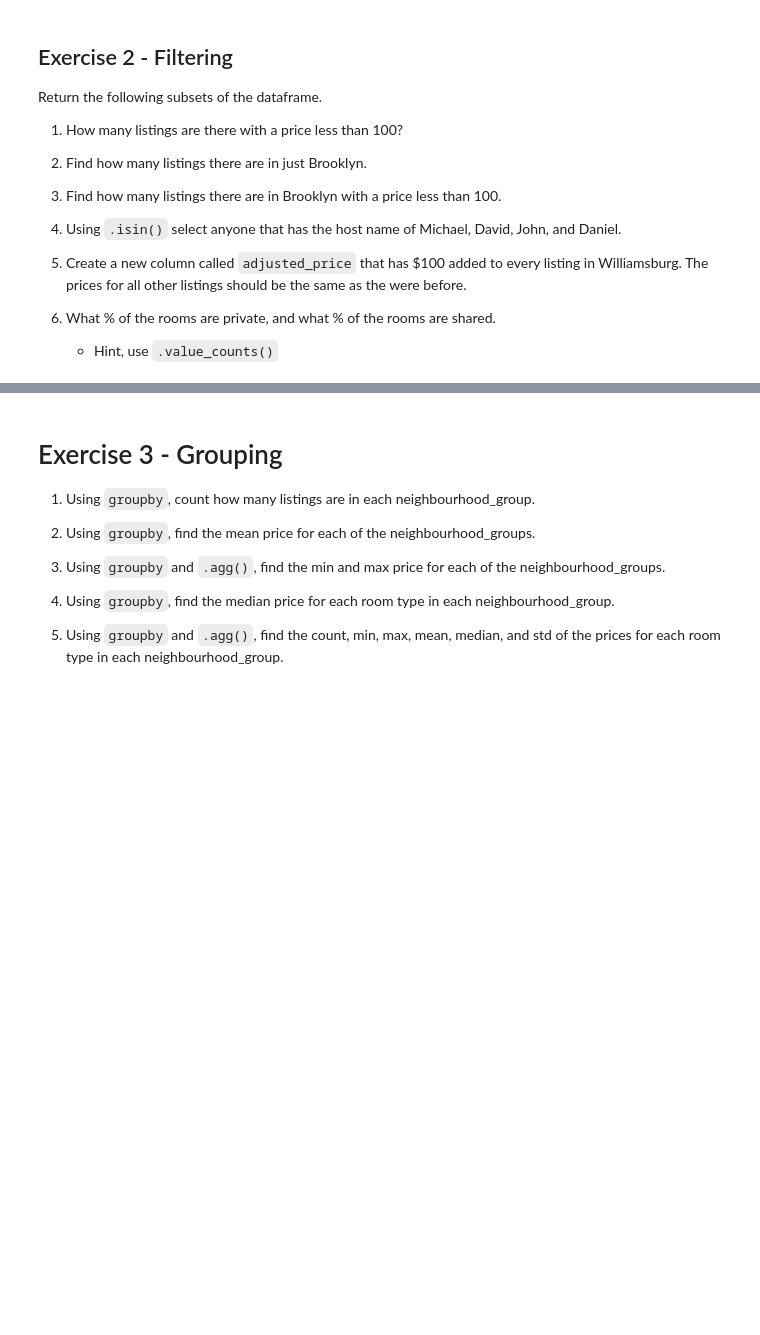
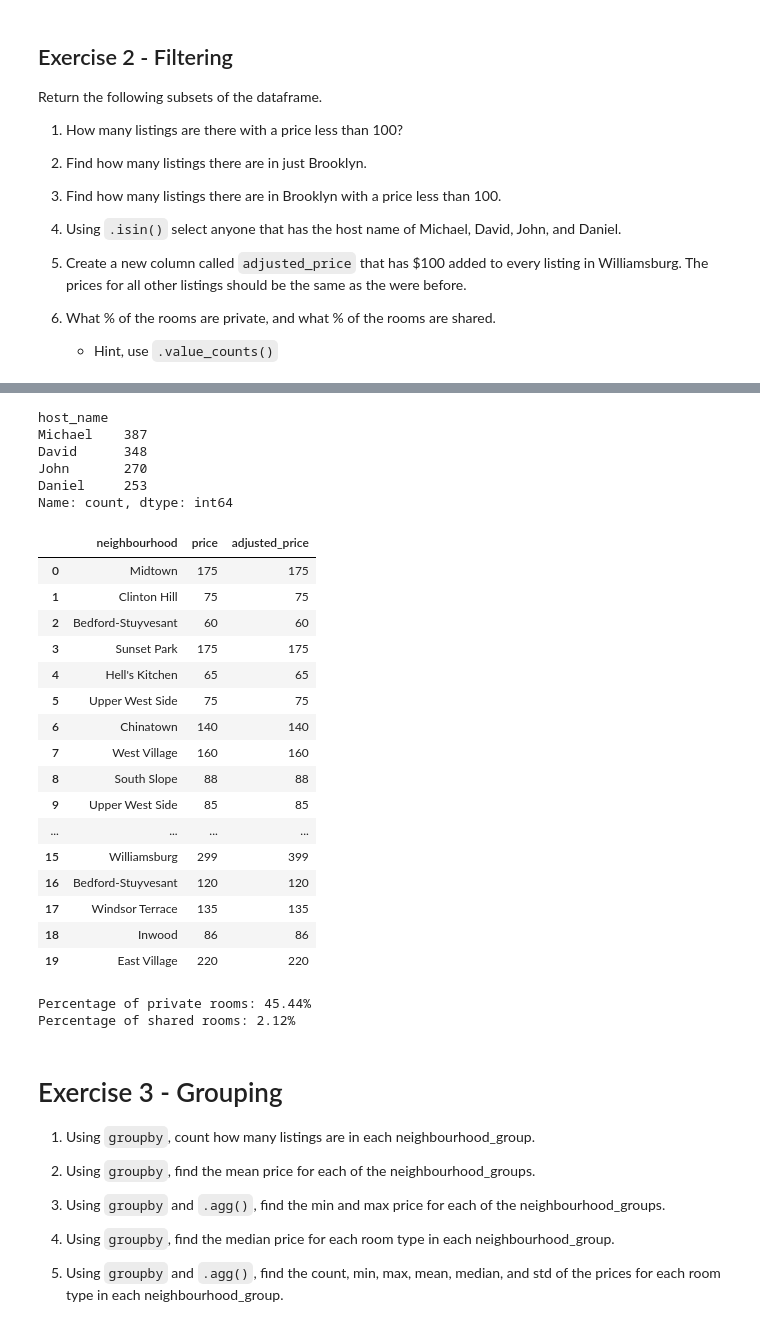
Before and after one commit to laurenramroop/my-fork-2024-DS-Fri-1230, a Jupyter notebook: Week-01-Pandas/Exercise-LR.ipynb, the cells around one changed output, grey strips where cells are left out. Drawn from its saved outputs; the diff is of its cells as text; code cells hidden in the pictures; blank space fills up the shorter version.

```diff
--- a/Week-01-Pandas/Exercise-LR.ipynb
+++ b/Week-01-Pandas/Exercise-LR.ipynb
@@ -15,6 +15,7 @@ import numpy as np
 # Load in the data file using `pd.read_csv()`
 # %%
 # Load data here
+df = pd.read_csv('data/listings.csv')
 # %% [markdown]
 ## Exercise 2 - Filtering
 
@@ -47,6 +99,39 @@ Return the following subsets of the dataframe.
 # %%
 # 4. Using `.isin()` select anyone that has the host name of Michael, David, John, and Daniel.
 # How many total are there that have those names
+host_names = ['Michael', 'David', 'John', 'Daniel']
+condition = df.host_name.isin(host_names)
+df[condition]['host_name'].value_counts()
+# %% [output]
+host_name
+Michael    387
+David      348
+John       270
+Daniel     253
+Name: count, dtype: int64
 # %%
 # 5. Create a new column called `adjusted_price` that has $100 added to every listing in Williamsburg.
 # The prices for all other listings should be the same as the were before.
+
+select_condition = df["neighbourhood"] == "Williamsburg"
+df['adjusted_price'] = df['price']
+df.loc[select_condition, 'adjusted_price'] += 100
+df[['neighbourhood', 'price', 'adjusted_price']].head(20)
+# %% [output]
+|  | neighbourhood | price | adjusted_price |
+| 0 | Midtown | 175 | 175 |
+| 1 | Clinton Hill | 75 | 75 |
+| 2 | Bedford-Stuyvesant | 60 | 60 |
+| 3 | Sunset Park | 175 | 175 |
+| 4 | Hell's Kitchen | 65 | 65 |
+| 5 | Upper West Side | 75 | 75 |
+| 6 | Chinatown | 140 | 140 |
+| 7 | West Village | 160 | 160 |
+| 8 | South Slope | 88 | 88 |
+| 9 | Upper West Side | 85 | 85 |
+| ... | ... | ... | ... |
+| 15 | Williamsburg | 299 | 399 |
+| 16 | Bedford-Stuyvesant | 120 | 120 |
+| 17 | Windsor Terrace | 135 | 135 |
+| 18 | Inwood | 86 | 86 |
+| 19 | East Village | 220 | 220 |
@@ -55,3 +138,16 @@ Return the following subsets of the dataframe.
+# %%
+# 6. What % of the rooms are private, and what % of the rooms are shared.
+total_rooms = len(df)
+private_room_count = (df['room_type'] == 'Private room').sum()
+percent_private = (private_room_count / total_rooms) * 100
+shared_room_count = (df['room_type'] == 'Shared room').sum()
+percent_shared = (shared_room_count / total_rooms) * 100
+
+print(f"Percentage of private rooms: {percent_private:.2f}%")
+print(f"Percentage of shared rooms: {percent_shared:.2f}%")
+# %% [output]
+Percentage of private rooms: 45.44%
+Percentage of shared rooms: 2.12%
 # %% [markdown]
 # Exercise 3 - Grouping
 
```
Also changed, not shown: parts of 16 cells of this notebook, 16 other files.
